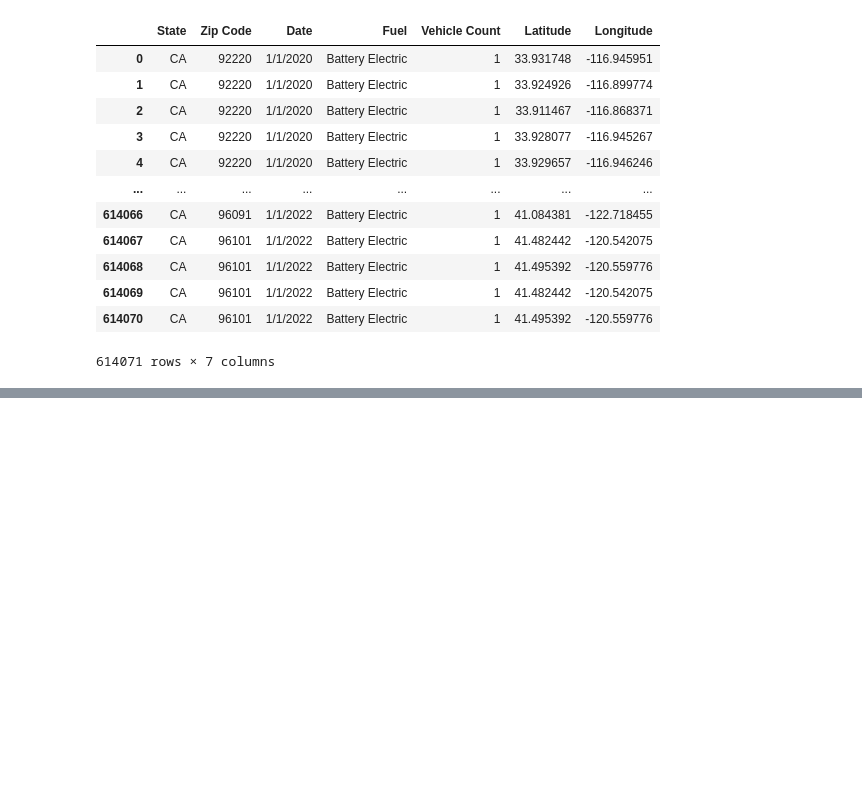
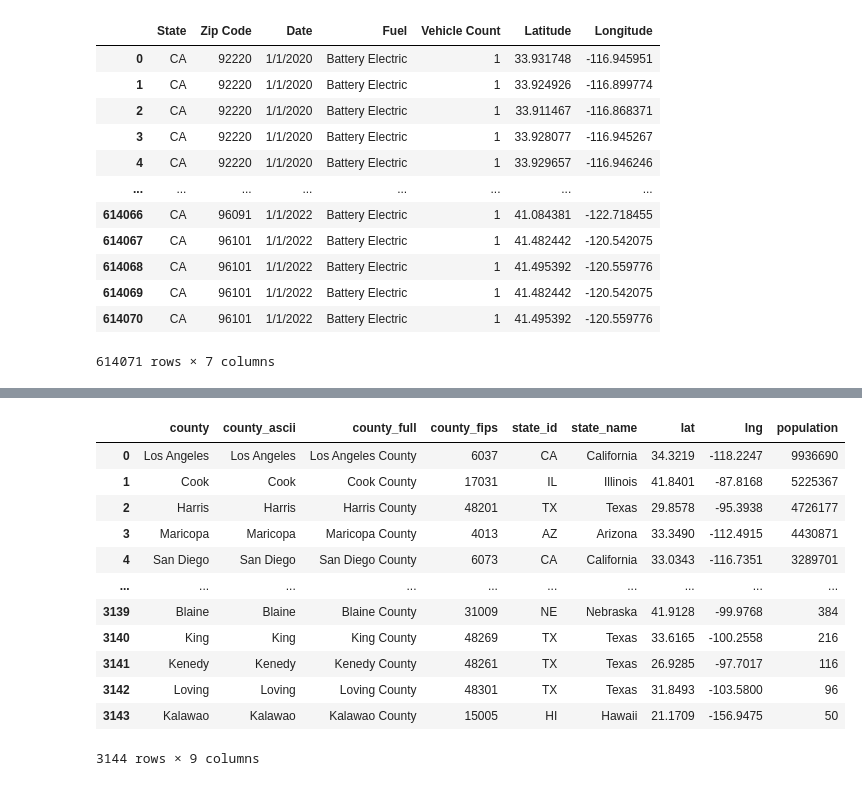
Before and after one commit to Focused79/project3-alternating-current, a Jupyter notebook: project3.ipynb, the cells around one changed output, grey strips where cells are left out. Drawn from its saved outputs; the diff is of its cells as text; code cells hidden in the pictures; blank space fills up the shorter version.

```diff
--- a/project3.ipynb
+++ b/project3.ipynb
@@ -152,0 +170,17 @@ CA_EV_Registration_LatLong_df.to_csv('CA_EV_Registration_LatLong_2020-2022.csv',
+# %%
+US_counties = pd.read_csv('C:/Users/marti/OneDrive/Desktop/School/SMU-VIRT-DATA-PT-12-2023-U-LOLC/project3-alternating-current/uscounties.csv')
+US_counties
+# %% [output]
+|  | county | county_ascii | county_full | county_fips | state_id | state_name | lat | lng | population |
+| 0 | Los Angeles | Los Angeles | Los Angeles County | 6037 | CA | California | 34.3219 | -118.2247 | 9936690 |
+| 1 | Cook | Cook | Cook County | 17031 | IL | Illinois | 41.8401 | -87.8168 | 5225367 |
+| 2 | Harris | Harris | Harris County | 48201 | TX | Texas | 29.8578 | -95.3938 | 4726177 |
+| 3 | Maricopa | Maricopa | Maricopa County | 4013 | AZ | Arizona | 33.3490 | -112.4915 | 4430871 |
+| 4 | San Diego | San Diego | San Diego County | 6073 | CA | California | 33.0343 | -116.7351 | 3289701 |
+| ... | ... | ... | ... | ... | ... | ... | ... | ... | ... |
+| 3139 | Blaine | Blaine | Blaine County | 31009 | NE | Nebraska | 41.9128 | -99.9768 | 384 |
+| 3140 | King | King | King County | 48269 | TX | Texas | 33.6165 | -100.2558 | 216 |
+| 3141 | Kenedy | Kenedy | Kenedy County | 48261 | TX | Texas | 26.9285 | -97.7017 | 116 |
+| 3142 | Loving | Loving | Loving County | 48301 | TX | Texas | 31.8493 | -103.5800 | 96 |
+| 3143 | Kalawao | Kalawao | Kalawao County | 15005 | HI | Hawaii | 21.1709 | -156.9475 | 50 |
+3144 rows × 9 columns
```
Also changed, not shown: parts of 5 cells of this notebook, 20 other files.
